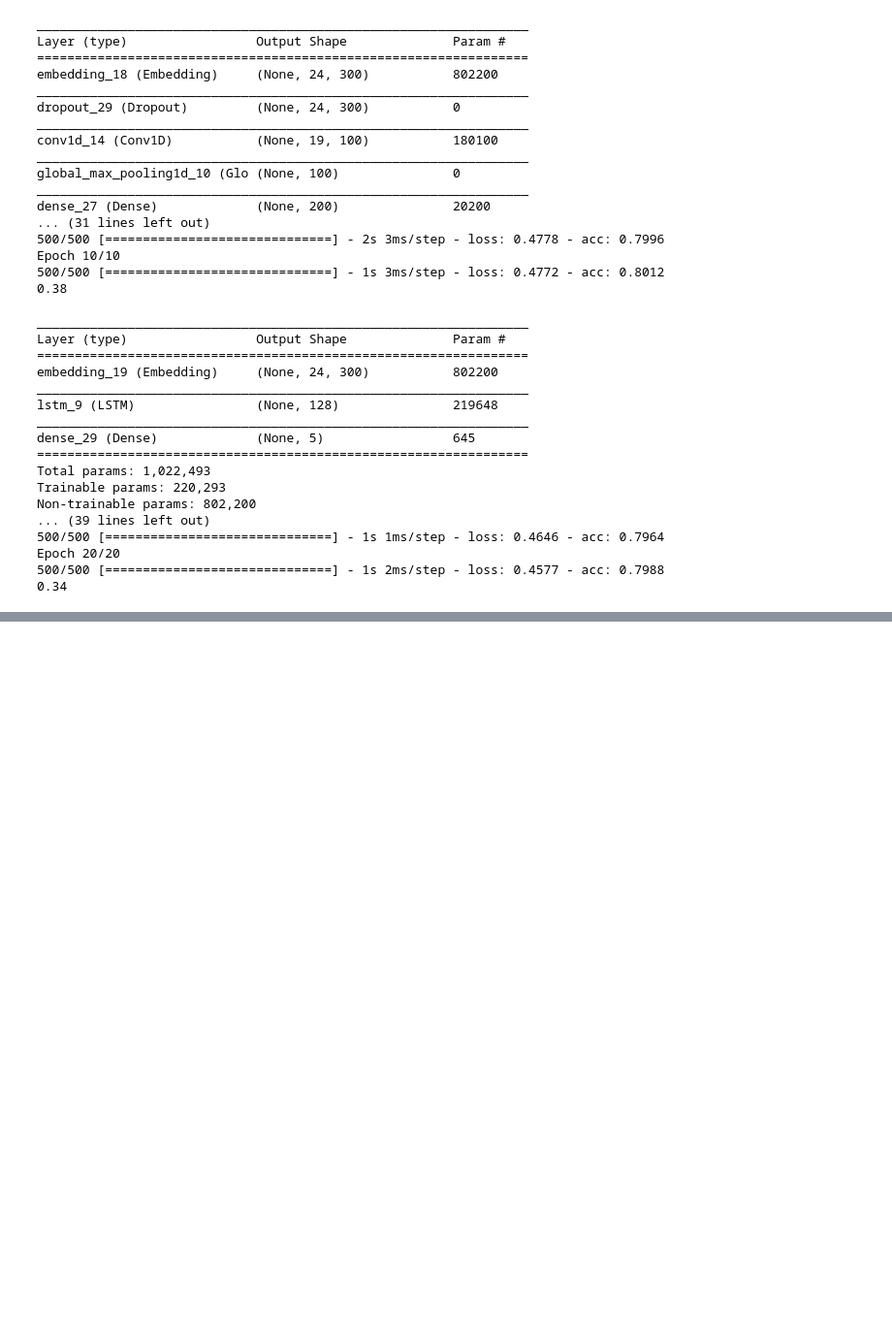
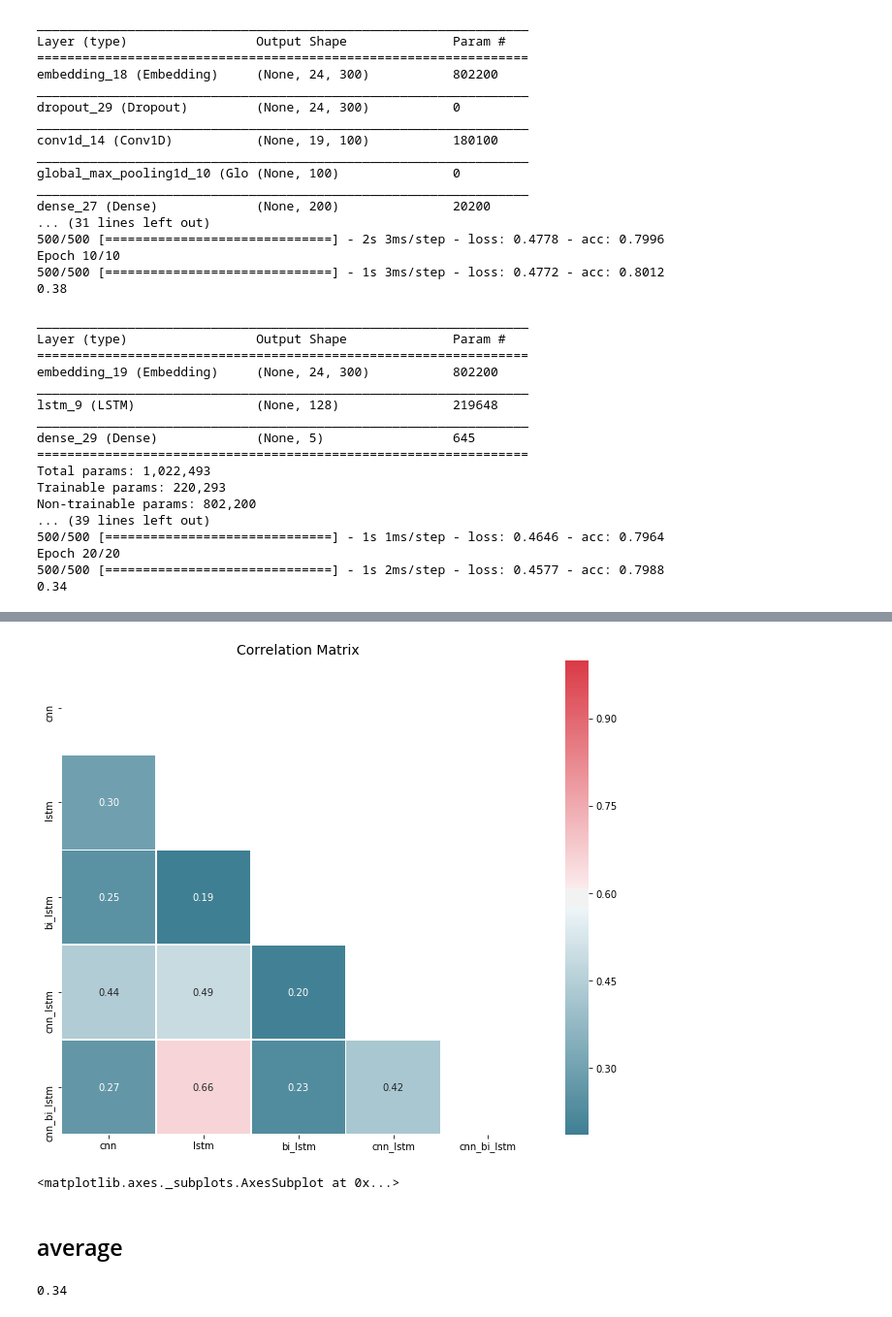
Before and after one commit to Hitkul/ensemble_experiments, a Jupyter notebook: sst1/ensemble.ipynb, the cells around one changed output, grey strips where cells are left out. Shown at 97% size. Saved outputs shown, nothing was run; the diff lists cells and outputs as text; code cells hidden in the pictures; blank space fills up the shorter version.

Commit message:
average ensemble

```diff
--- a/sst1/ensemble.ipynb
+++ b/sst1/ensemble.ipynb
@@ -19,3 +19,7 @@ import fasttext
 from sklearn.model_selection import StratifiedKFold
 from sklearn.metrics import accuracy_score
 from base_learners import cnn,lstm,bi_lstm,cnn_bi_lstm,cnn_lstm
+%matplotlib inline
+import matplotlib.pyplot as plt
+plt.rcParams["figure.figsize"] = [12,10]
+from mlens.visualization import corrmat
@@ -421,0 +417,3 @@ array([[[0.18602401, 0.        , 0.        , 0.        , 0.        ],
+# %%
+pred_df = pd.DataFrame(pred_class_base)
+pred_df.columns = ["cnn","lstm","bi_lstm","cnn_lstm","cnn_bi_lstm"]
@@ -421,0 +429,7 @@ array([[[0.18602401, 0.        , 0.        , 0.        , 0.        ],
+# %%
+corrmat(pred_df.corr(), inflate=False)
+# %% [output]
+[figure, added]
+<matplotlib.axes._subplots.AxesSubplot at 0x...>
+# %% [markdown]
+## average
@@ -421,0 +441,5 @@ array([[[0.18602401, 0.        , 0.        , 0.        , 0.        ],
+# %%
+acc = accuracy_score(testY,avg_pred_class)
+acc
+# %% [output]
+0.34
```
Also changed, not shown: parts of 13 cells of this notebook.
